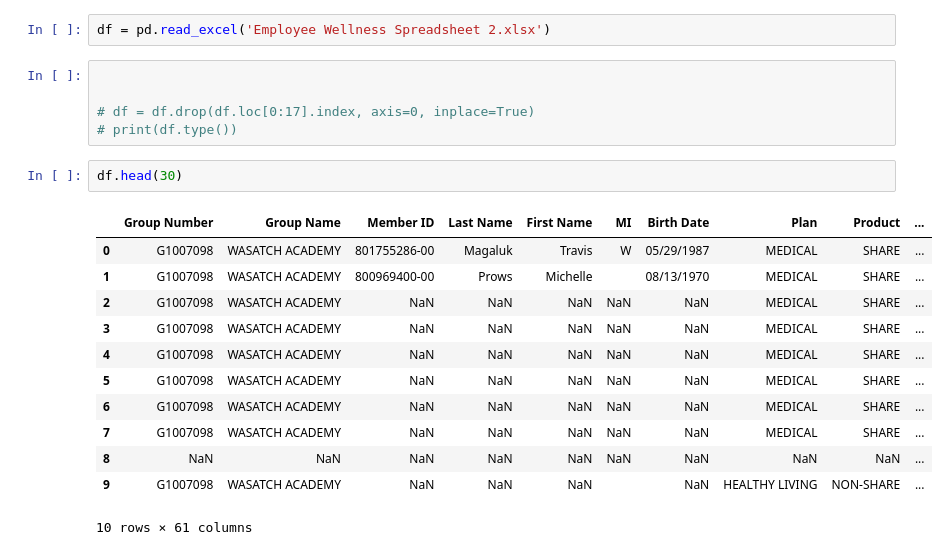
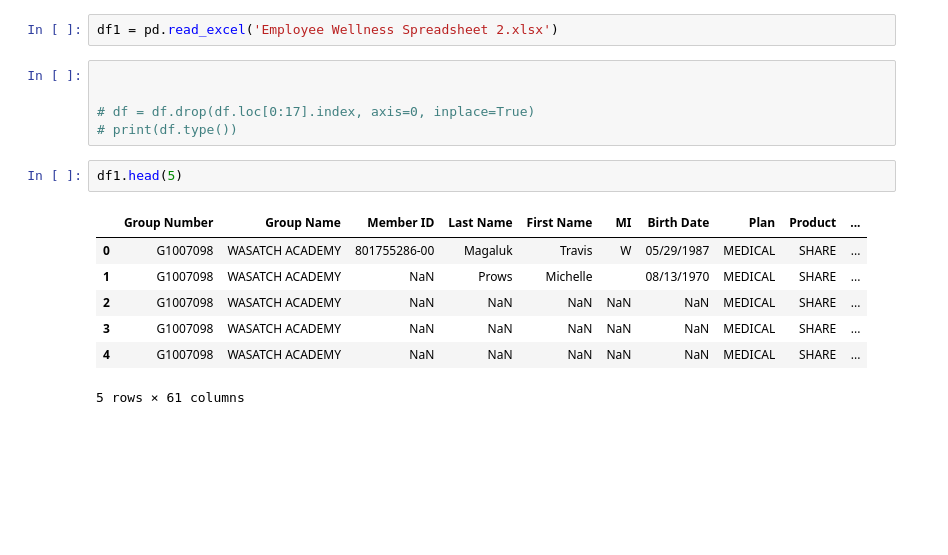
Before and after one commit to Travis-Magaluk/Auto_Emailer, a Jupyter notebook: Excel Data Processing Testing.ipynb, the cells around one changed output. Saved outputs shown, nothing was run; the diff lists cells and outputs as text; blank space fills up the shorter version.

```diff
--- a/Excel Data Processing Testing.ipynb
+++ b/Excel Data Processing Testing.ipynb
@@ -4,23 +7,18 @@ import pandas as pd
 # %%
-df = pd.read_excel('Employee Wellness Spreadsheet 2.xlsx')
+df1 = pd.read_excel('Employee Wellness Spreadsheet 2.xlsx')
 # %%
 
 
 # df = df.drop(df.loc[0:17].index, axis=0, inplace=True)
 # print(df.type())
 # %%
-df.head(30)
+df1.head(5)
 # %% [output]
 |  | Group Number | Group Name | Member ID | Last Name | First Name | MI | Birth Date | Plan | Product | ... |
 | 0 | G1007098 | WASATCH ACADEMY | 801755286-00 | Magaluk | Travis | W | 05/29/1987 | MEDICAL | SHARE | ... |
-| 1 | G1007098 | WASATCH ACADEMY | 800969400-00 | Prows | Michelle |  | 08/13/1970 | MEDICAL | SHARE | ... |
+| 1 | G1007098 | WASATCH ACADEMY | NaN | Prows | Michelle |  | 08/13/1970 | MEDICAL | SHARE | ... |
 | 2 | G1007098 | WASATCH ACADEMY | NaN | NaN | NaN | NaN | NaN | MEDICAL | SHARE | ... |
 | 3 | G1007098 | WASATCH ACADEMY | NaN | NaN | NaN | NaN | NaN | MEDICAL | SHARE | ... |
 | 4 | G1007098 | WASATCH ACADEMY | NaN | NaN | NaN | NaN | NaN | MEDICAL | SHARE | ... |
-| 5 | G1007098 | WASATCH ACADEMY | NaN | NaN | NaN | NaN | NaN | MEDICAL | SHARE | ... |
-| 6 | G1007098 | WASATCH ACADEMY | NaN | NaN | NaN | NaN | NaN | MEDICAL | SHARE | ... |
-| 7 | G1007098 | WASATCH ACADEMY | NaN | NaN | NaN | NaN | NaN | MEDICAL | SHARE | ... |
-| 8 | NaN | NaN | NaN | NaN | NaN | NaN | NaN | NaN | NaN | ... |
-| 9 | G1007098 | WASATCH ACADEMY | NaN | NaN | NaN |  | NaN | HEALTHY LIVING | NON-SHARE | ... |
-10 rows × 61 columns
+5 rows × 61 columns
 # %%
```
Also changed, not shown: parts of 23 cells of this notebook, 10 other files.
